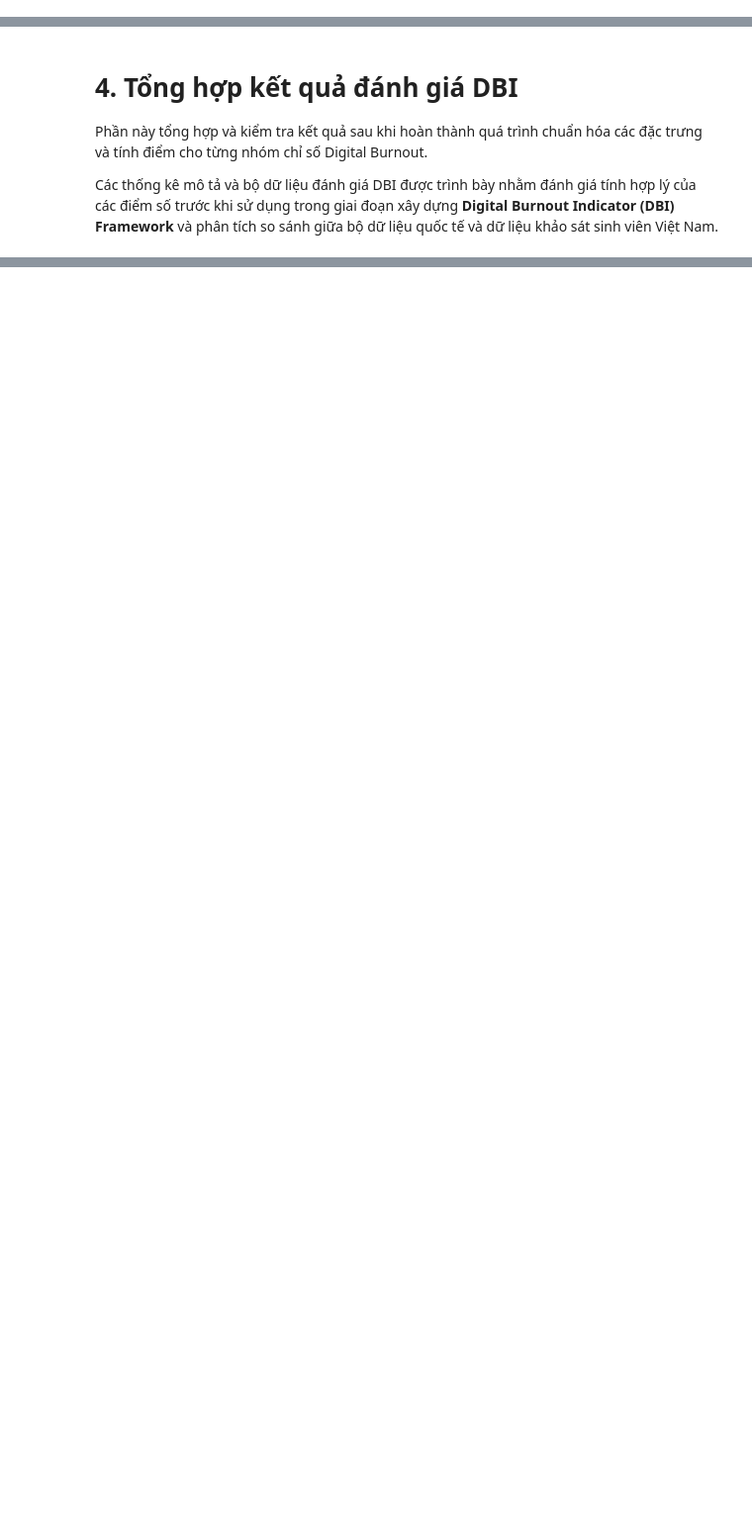
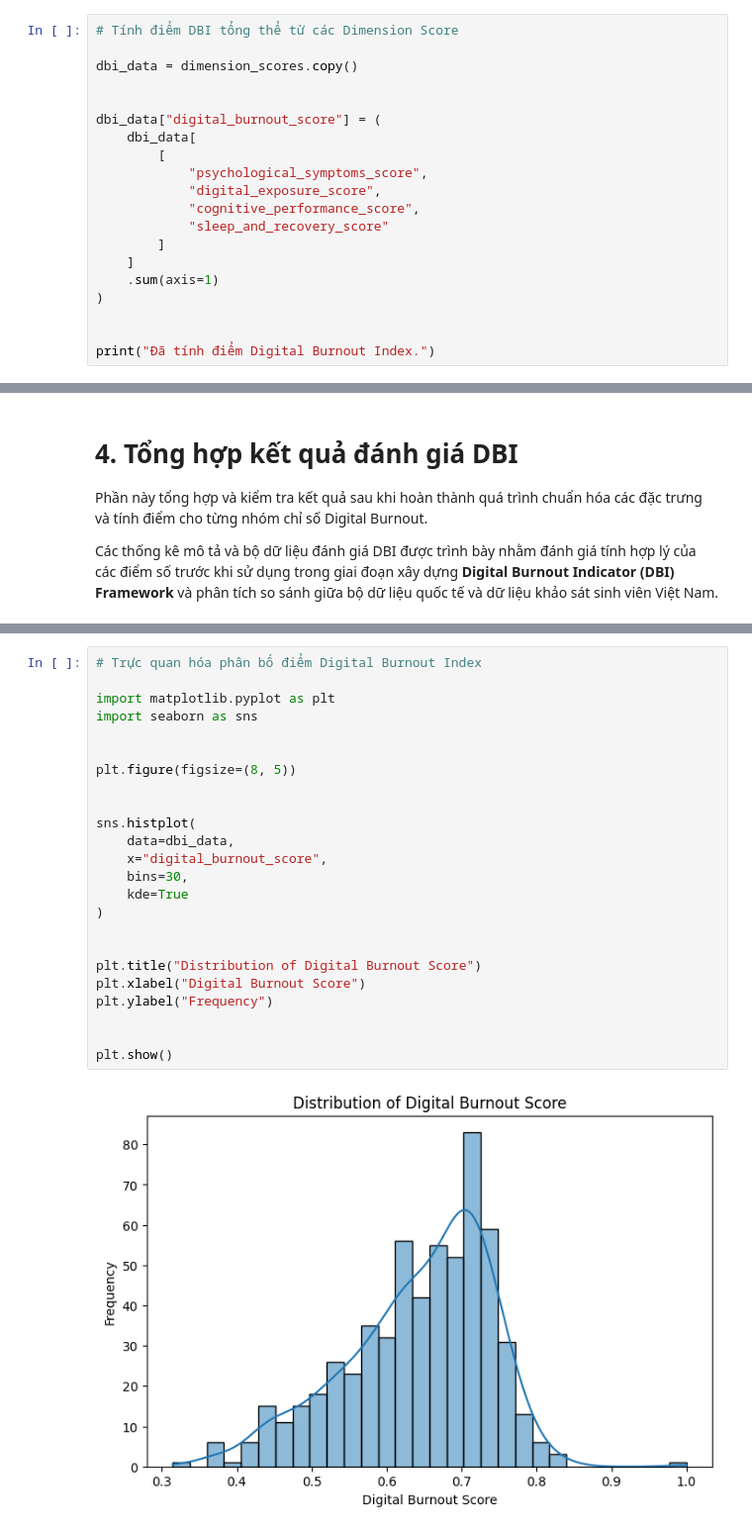
Before and after one commit to NguynnThah/DA016, a Jupyter notebook: notebooks/vietnam_dataset/05_DBI_assessment.ipynb, the cells around one changed output, grey strips where cells are left out. Shown at 99% size. Cells and saved outputs as stored; diff of their text form; blank space fills up the shorter version.

Commit message:
update: digital_burnout_system

```diff
--- a/notebooks/vietnam_dataset/05_DBI_assessment.ipynb
+++ b/notebooks/vietnam_dataset/05_DBI_assessment.ipynb
@@ -371,0 +527,20 @@ display(
+# %%
+# Tính điểm DBI tổng thể từ các Dimension Score
+
+dbi_data = dimension_scores.copy()
+
+
+dbi_data["digital_burnout_score"] = (
+    dbi_data[
+        [
+            "psychological_symptoms_score",
+            "digital_exposure_score",
+            "cognitive_performance_score",
+            "sleep_and_recovery_score"
+        ]
+    ]
+    .sum(axis=1)
+)
+
+
+print("Đã tính điểm Digital Burnout Index.")
@@ -406,0 +655,26 @@ display(
+# %%
+# Trực quan hóa phân bố điểm Digital Burnout Index
+
+import matplotlib.pyplot as plt
+import seaborn as sns
+
+
+plt.figure(figsize=(8, 5))
+
+
+sns.histplot(
+    data=dbi_data,
+    x="digital_burnout_score",
+    bins=30,
+    kde=True
+)
+
+
+plt.title("Distribution of Digital Burnout Score")
+plt.xlabel("Digital Burnout Score")
+plt.ylabel("Frequency")
+
+
+plt.show()
+# %% [output]
+[figure, added]
```
Also changed, not shown: parts of 41 cells of this notebook, 31 other files.
